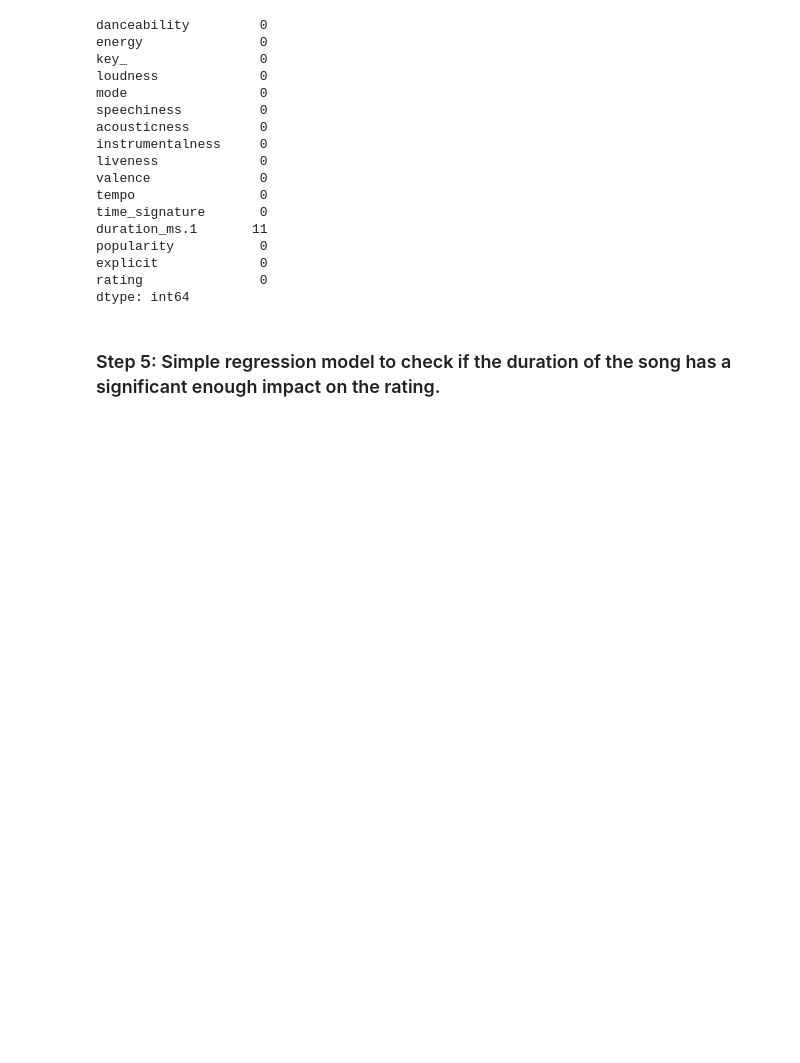
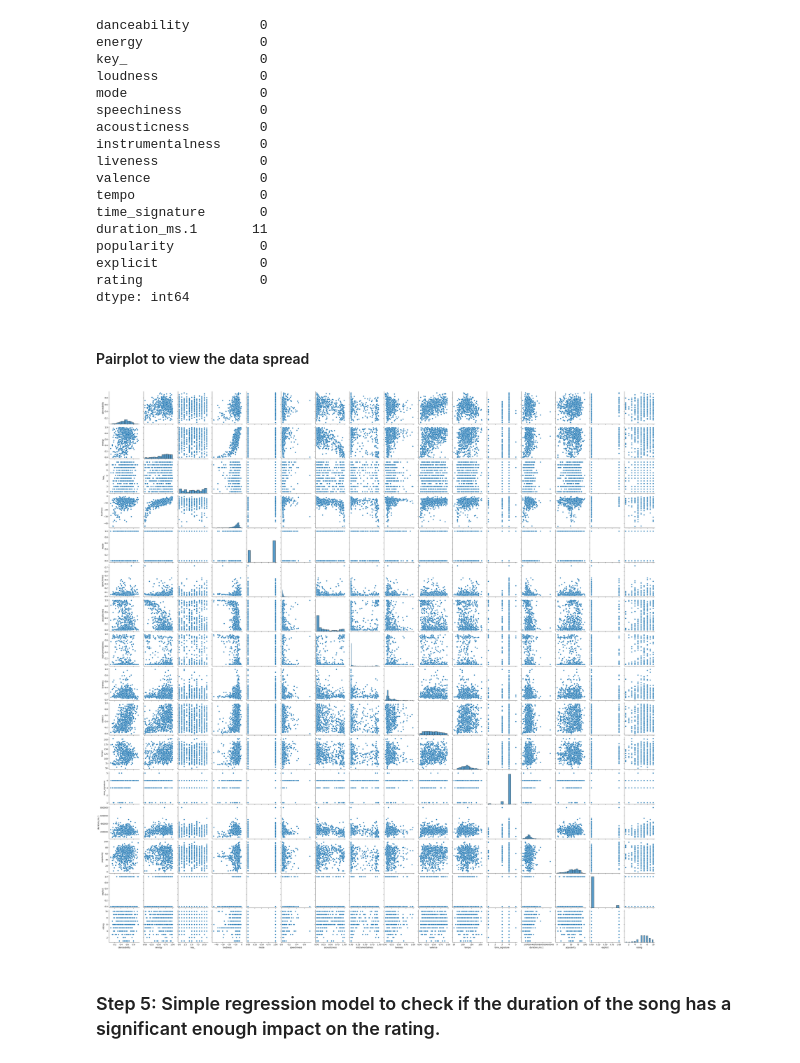
Before and after one commit to datastudy-nl/suggestsongs, a Jupyter notebook: REPORT_Spotimatcher.ipynb, the cells around one changed output. Drawn from its saved outputs; the diff is of its cells as text; code cells hidden in the pictures; blank space fills up the shorter version.

Commit message:
Pairplot

```diff
--- a/REPORT_Spotimatcher.ipynb
+++ b/REPORT_Spotimatcher.ipynb
@@ -86,6 +89,13 @@ popularity           0
 explicit             0
 rating               0
 dtype: int64
+# %% [markdown]
+#### Pairplot to view the data spread
+# %%
+sns.pairplot(data4)
+plt.show()
+# %% [output]
+[figure, added]
 # %% [markdown]
 ### Step 5: Simple regression model to check if the duration of the song has a significant enough impact on the rating.
 # %%
```
Also changed, not shown: parts of 4 cells of this notebook.
